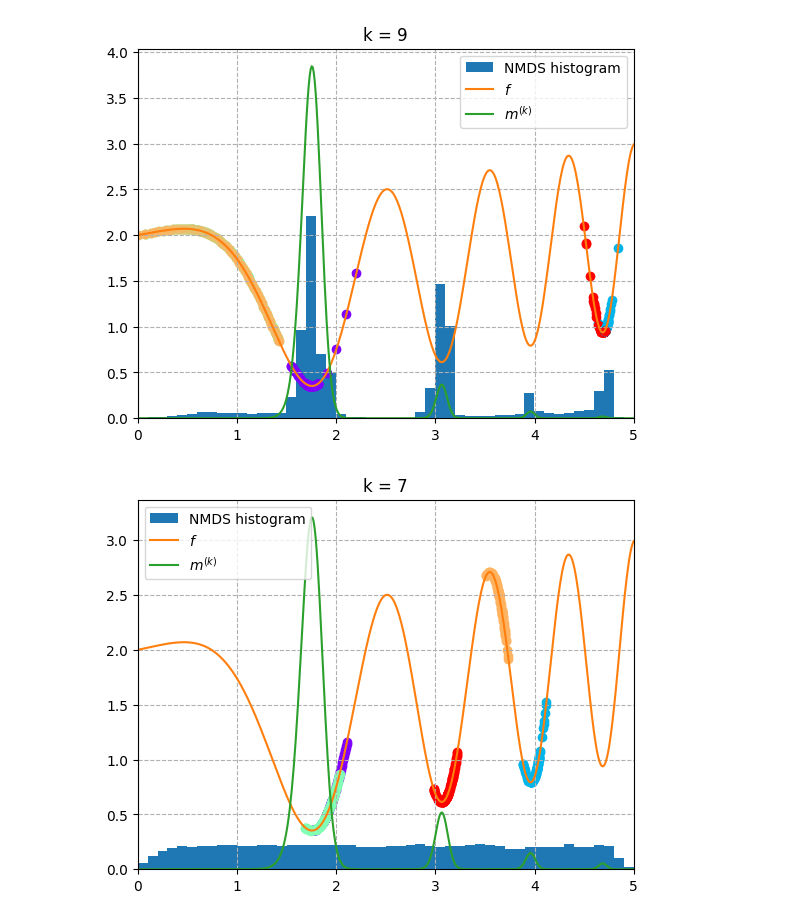
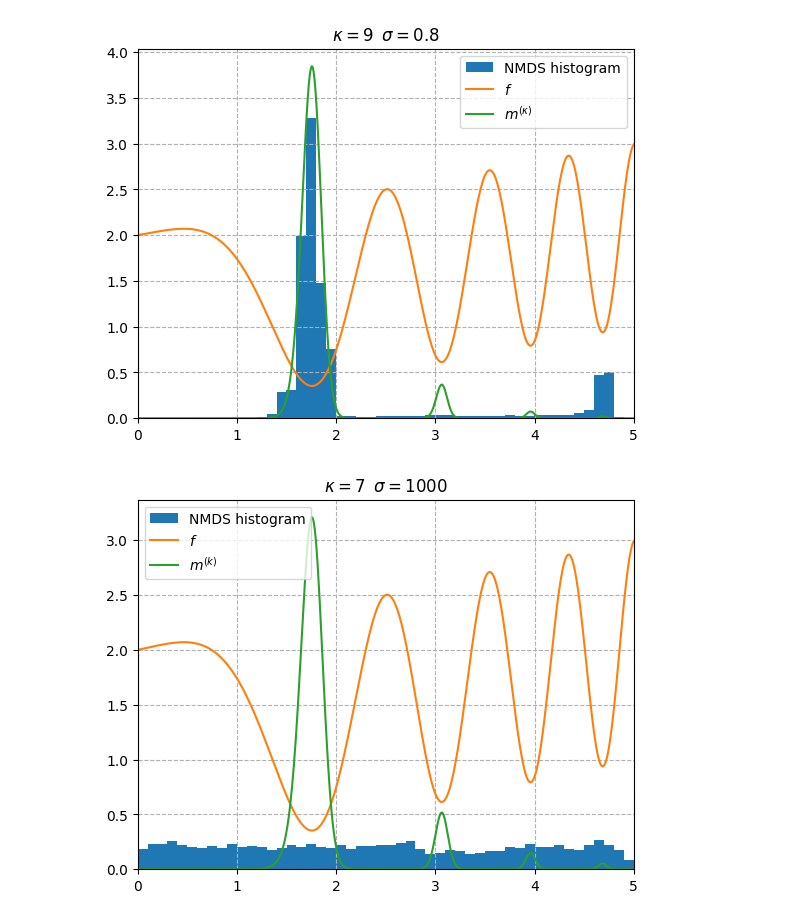
Before and after one commit to gaetanserre/Stochastic-Global-Optimization, a Jupyter notebook: Boltzmann_NMDS.ipynb, the cells around one changed output. Saved outputs shown, nothing was run; the diff lists cells and outputs as text; code cells hidden in the pictures.

```diff
--- a/Boltzmann_NMDS.ipynb
+++ b/Boltzmann_NMDS.ipynb
@@ -22,47 +21,47 @@ def create_sim(k=3, sigma=-1, save_fig=None):
 
   bounds = np.array([(0, 5)])
 
-  optim = NMDS_particles(bounds, 10_000, k_iter=[k], svgd_iter=100, lr=0.1, adam=True)
+  optim = NMDS_particles(bounds, 3000, k_iter=[k], svgd_iter=300, lr=0.1, adam=True)
 
   F = Fun()
   F_ext = extended_function(F, bounds)
   _best, xs, _fs = optim.optimize(F_ext, sigma=sigma)
 
-  paths = np.array(optim.paths)
+  # paths = np.array(optim.paths)
 
   # plt.style.use("seaborn-v0_8")
 
   plt.hist(xs.flatten(), density=True, bins=50, label="NMDS histogram")
 
-  colors = cm.rainbow(np.linspace(0, 1, paths.shape[1]))
+  """ colors = cm.rainbow(np.linspace(0, 1, paths.shape[1]))
   for i in range(paths.shape[0]):
     for j in range(paths.shape[1]):
-      plt.scatter(paths[i][j], Fun()(paths[i][j]), color=colors[j])
+      plt.scatter(paths[i][j], Fun()(paths[i][j]), color=colors[j]) """
 
   integral = quad(lambda x : np.exp(-k*F(np.array([ x ]).reshape(1, -1))), bounds[0, 0], bounds[0, 1])[0]
   m_k = lambda x : np.exp(-k*F(x)) / integral
 
   x = np.linspace(bounds[0, 0], bounds[0, 1], 500)
   plt.plot(x, [F(np.array([x_i])) for x_i in x], label="$f$")
-  plt.plot(x, [m_k(np.array([x_i])) for x_i in x], label="$m^{(k)}$")
+  plt.plot(x, [m_k(np.array([x_i])) for x_i in x], label="$m^{(\kappa)}$")
 
   plt.xlim(bounds[0, 0], bounds[0, 1])
   plt.legend()
-  plt.title(f"k = {k}")
-  plt.grid(True, ls="--")
+  plt.title(f"$\kappa = {k} \;\; \sigma = {sigma}$")
+  plt.grid(ls="--")
 
   if save_fig != None:
     plt.savefig(save_fig, dpi=300, bbox_inches="tight")
 
   plt.show()
 # %%
-create_sim(k=9, sigma=0.42)
+create_sim(k=9, sigma=0.8)
 # %% [output]
-[figure, old version]
+[figure, new version]
 # %%
-create_sim(k=7, sigma=10)
+create_sim(k=7, sigma=1000)
 # %% [output]
-[figure, old version]
+[figure, new version]
 # %%
 create_sim(k=7, sigma=0.05)
 # %% [output]
```
Also changed, not shown: parts of 2 cells of this notebook, 1 other file.
